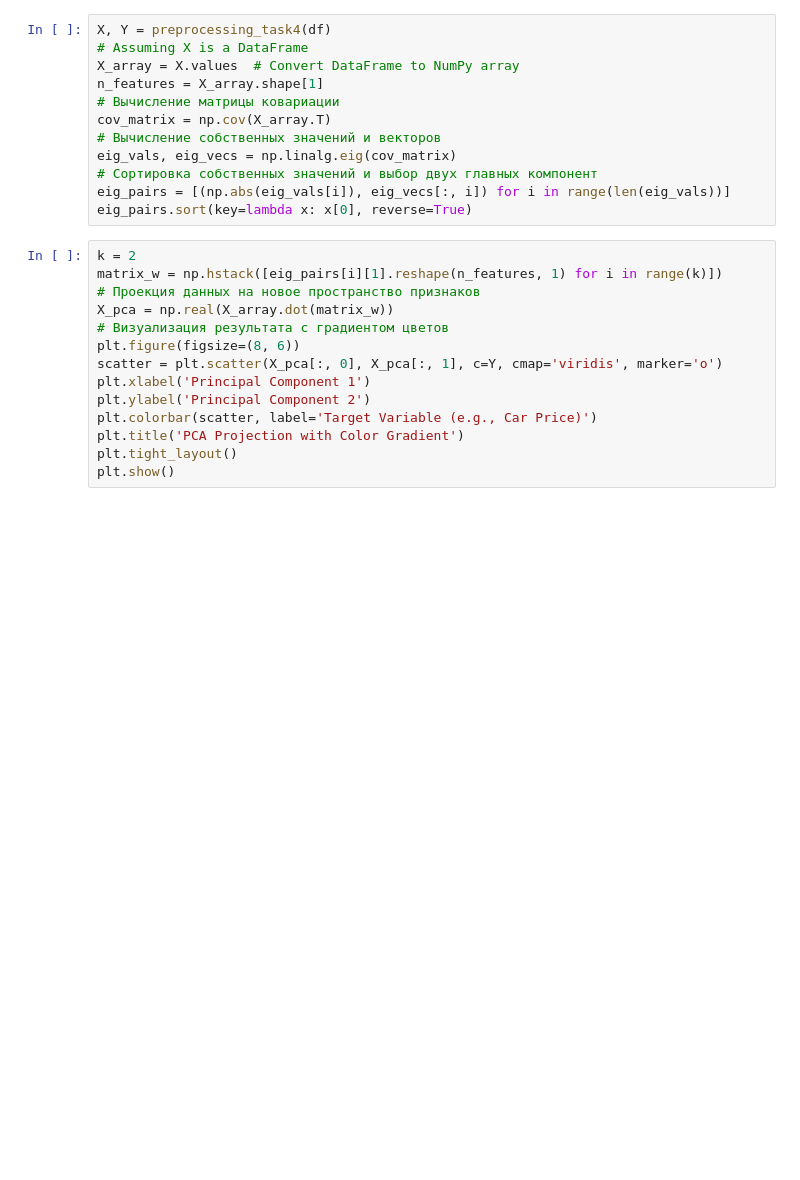
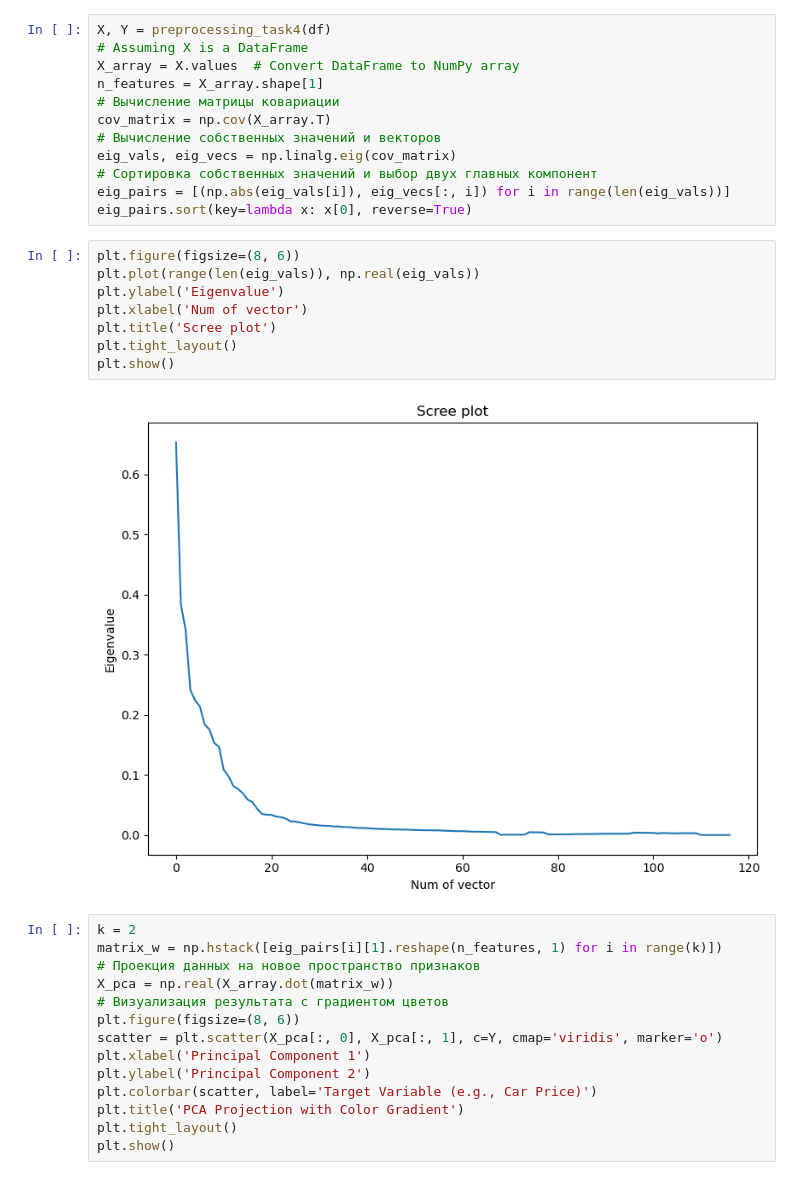
Before and after one commit to MegaSear/Statistic-Decision-s-Theory, a Jupyter notebook: Lab4/Lab4.ipynb, the cells around one changed output. Drawn from its saved outputs; the diff is of its cells as text; blank space fills up the shorter version.

```diff
--- a/Lab4/Lab4.ipynb
+++ b/Lab4/Lab4.ipynb
@@ -185,6 +193,16 @@ eig_vals, eig_vecs = np.linalg.eig(cov_matrix)
 # Сортировка собственных значений и выбор двух главных компонент
 eig_pairs = [(np.abs(eig_vals[i]), eig_vecs[:, i]) for i in range(len(eig_vals))]
 eig_pairs.sort(key=lambda x: x[0], reverse=True)
+# %%
+plt.figure(figsize=(8, 6))
+plt.plot(range(len(eig_vals)), np.real(eig_vals))
+plt.ylabel('Eigenvalue')
+plt.xlabel('Num of vector')
+plt.title('Scree plot')
+plt.tight_layout()
+plt.show()
+# %% [output]
+[figure, added]
 # %%
 k = 2
 matrix_w = np.hstack([eig_pairs[i][1].reshape(n_features, 1) for i in range(k)])
```
Also changed, not shown: parts of 7 cells of this notebook.
